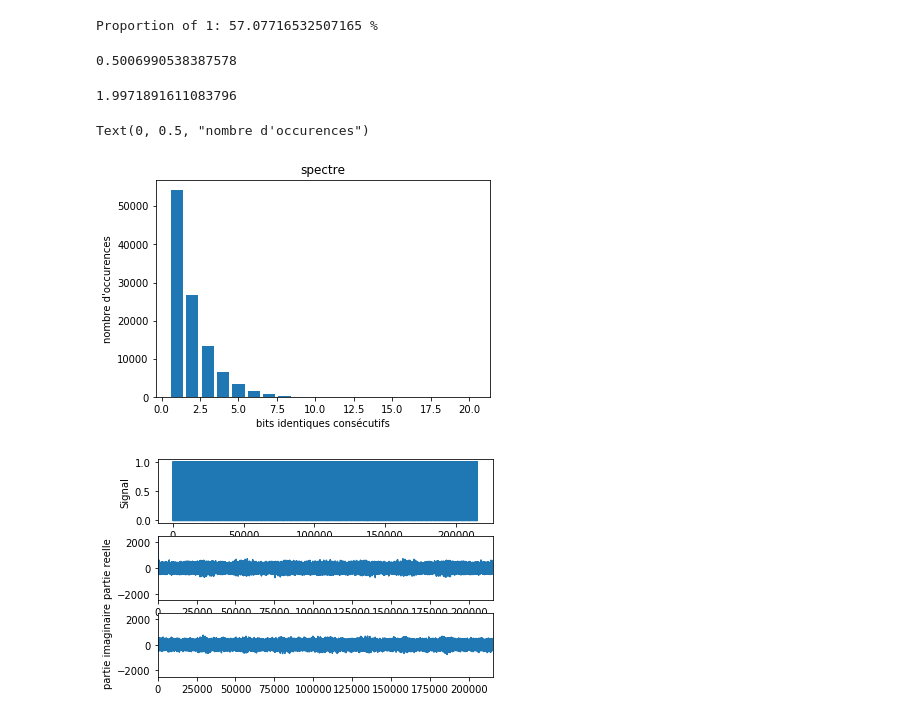
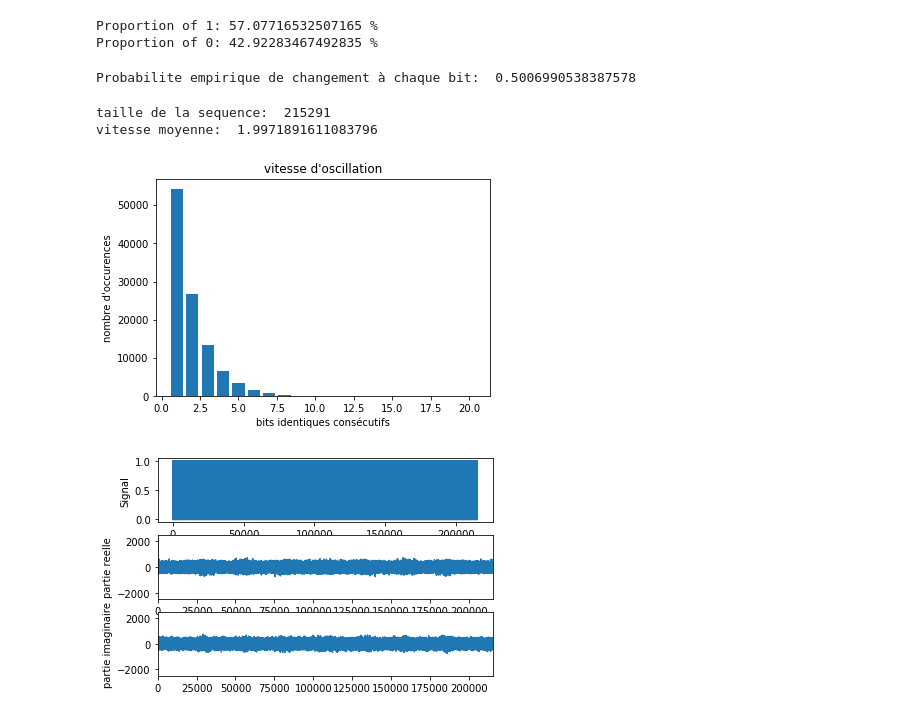
Before and after one commit to Big-Bad-Bird/IQProjetFinal, a Jupyter notebook: Tests.ipynb, the cells around one changed output. Saved outputs shown, nothing was run; the diff lists cells and outputs as text; code cells hidden in the pictures.

```diff
--- a/Tests.ipynb
+++ b/Tests.ipynb
@@ -9,7 +12,7 @@ fichier = open(nom_fichier, "r")
 sequence = fichier.read()
 fichier.close()
 # %%
-""" Calcul de la fréquence de 0 et de 1 """
+""" Calcul de la proportion de 0 et de 1 """
 
 nb_1 = 0
 for bit in sequence:
@@ -18,8 +21,10 @@ for bit in sequence:
 
 r_1=(nb_1/len(sequence))*100
 print("Proportion of 1:",r_1, "%")
+print("Proportion of 0:",100-r_1,"%")
 # %% [output]
 Proportion of 1: 57.07716532507165 %
+Proportion of 0: 42.92283467492835 %
 # %%
 """ Calcul de la probabilité de changement """
 
@@ -30,37 +35,41 @@ for i in range(len(sequence)-1):
         nb_change += 1
 
 prob = nb_change/len(sequence)
-print(prob)
+print("Probabilite empirique de changement à chaque bit: ", prob)
 # %% [output]
-0.5006990538387578
+Probabilite empirique de changement à chaque bit:  0.5006990538387578
 # %%
 """ Calcul de la vitesse d'oscillation """
 
 l_speed=[]
 cpt=0
+
+#A chaque changement, on compte jusqu'au prochain et enregistre l'information
 while cpt<len(sequence)-1:
     startbit=sequence[cpt]
     pos=1
     while startbit==sequence[cpt+pos]:
         pos+=1
         if cpt+pos==len(sequence):
             break
     l_speed.append(pos)
     cpt=cpt+pos
 
 speed=sum(l_speed)/len(l_speed)
-print(speed)
+print("taille de la sequence: ",len(sequence))
+print("vitesse moyenne: ",speed)
 
 #Tracé
 taille_suites=[]
 for i in range(1,max(l_speed)+1):
     taille_suites.append(l_speed.count(i))
 pyplot.bar(range(1,max(l_speed)+1),taille_suites)
-pyplot.title("spectre")
+pyplot.title("vitesse d'oscillation")
 pyplot.xlabel("bits identiques consécutifs")
 pyplot.ylabel("nombre d'occurences")
+pyplot.show()
 # %% [output]
-1.9971891611083796
+taille de la sequence:  215291
+vitesse moyenne:  1.9971891611083796
-Text(0, 0.5, "nombre d'occurences")
-[figure, old version]
+[figure, new version]
 # %%
```
Also changed, not shown: parts of 4 cells of this notebook.
